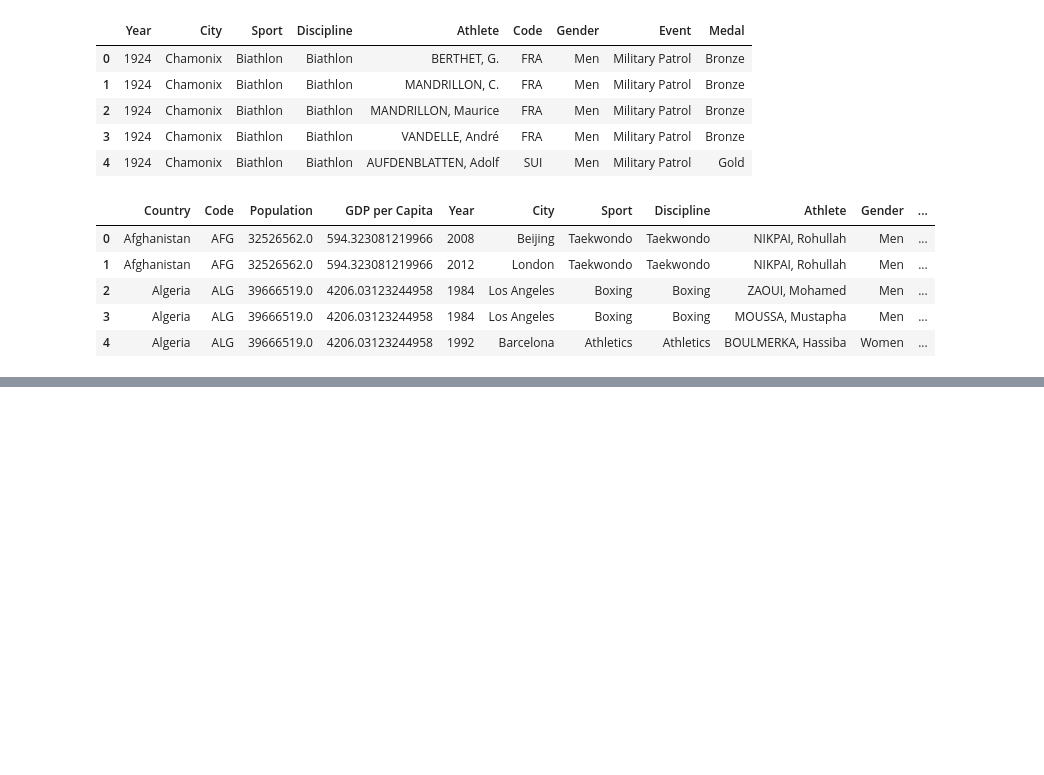
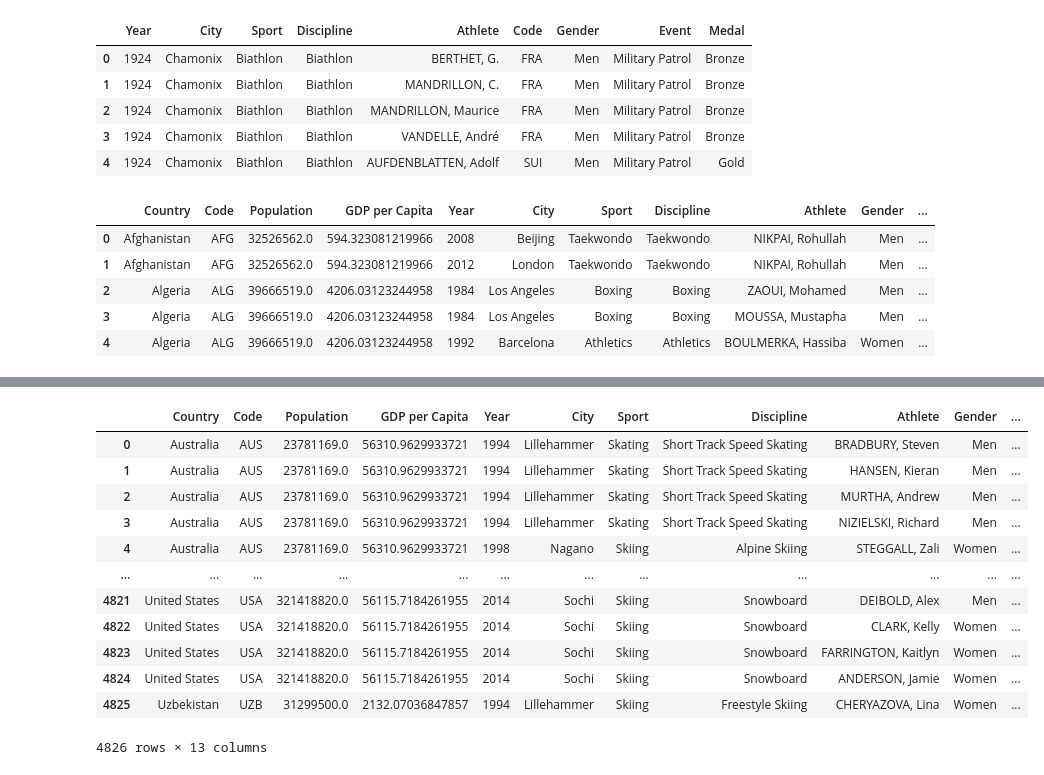
Before and after one commit to nusero92/data-multiple-files-with-pandas, a Jupyter notebook: multiple_files.ipynb, the cells around one changed output, grey strips where cells are left out. Drawn from its saved outputs; the diff is of its cells as text; code cells hidden in the pictures; blank space fills up the shorter version.

```diff
--- a/multiple_files.ipynb
+++ b/multiple_files.ipynb
@@ -340,0 +358,3 @@ summer_countries_df.head()
+# %%
+winter_countries_df=countries_df.merge(winter_df,left_on='Code', right_on='Code')
+winter_countries_df.head()
@@ -340,0 +368,17 @@ summer_countries_df.head()
+# %%
+winter_countries_df["Season"]="winter"
+winter_countries_df
+# %% [output]
+|  | Country | Code | Population | GDP per Capita | Year | City | Sport | Discipline | Athlete | Gender | ... |
+| 0 | Australia | AUS | 23781169.0 | 56310.9629933721 | 1994 | Lillehammer | Skating | Short Track Speed Skating | BRADBURY, Steven | Men | ... |
+| 1 | Australia | AUS | 23781169.0 | 56310.9629933721 | 1994 | Lillehammer | Skating | Short Track Speed Skating | HANSEN, Kieran | Men | ... |
+| 2 | Australia | AUS | 23781169.0 | 56310.9629933721 | 1994 | Lillehammer | Skating | Short Track Speed Skating | MURTHA, Andrew | Men | ... |
+| 3 | Australia | AUS | 23781169.0 | 56310.9629933721 | 1994 | Lillehammer | Skating | Short Track Speed Skating | NIZIELSKI, Richard | Men | ... |
+| 4 | Australia | AUS | 23781169.0 | 56310.9629933721 | 1998 | Nagano | Skiing | Alpine Skiing | STEGGALL, Zali | Women | ... |
+| ... | ... | ... | ... | ... | ... | ... | ... | ... | ... | ... | ... |
+| 4821 | United States | USA | 321418820.0 | 56115.7184261955 | 2014 | Sochi | Skiing | Snowboard | DEIBOLD, Alex | Men | ... |
+| 4822 | United States | USA | 321418820.0 | 56115.7184261955 | 2014 | Sochi | Skiing | Snowboard | CLARK, Kelly | Women | ... |
+| 4823 | United States | USA | 321418820.0 | 56115.7184261955 | 2014 | Sochi | Skiing | Snowboard | FARRINGTON, Kaitlyn | Women | ... |
+| 4824 | United States | USA | 321418820.0 | 56115.7184261955 | 2014 | Sochi | Skiing | Snowboard | ANDERSON, Jamie | Women | ... |
+| 4825 | Uzbekistan | UZB | 31299500.0 | 2132.07036847857 | 1994 | Lillehammer | Skiing | Freestyle Skiing | CHERYAZOVA, Lina | Women | ... |
+4826 rows × 13 columns
```
Also changed, not shown: parts of 14 cells of this notebook, 1 other file.
